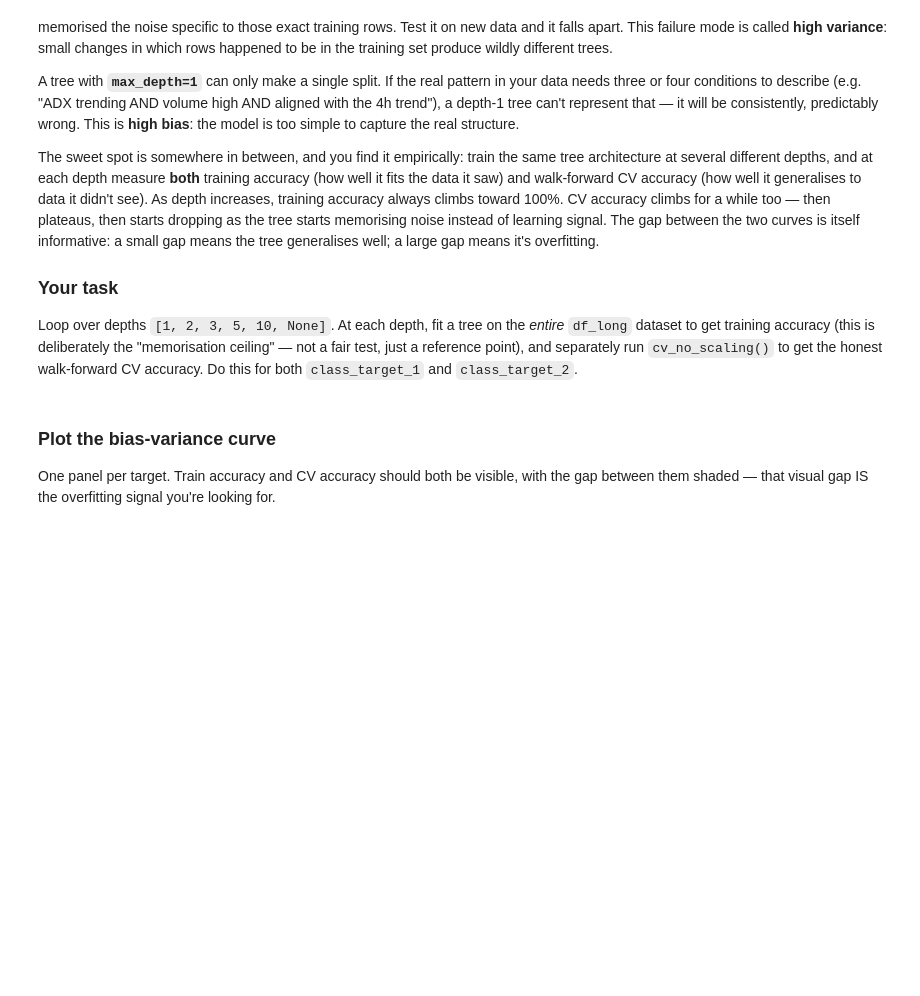
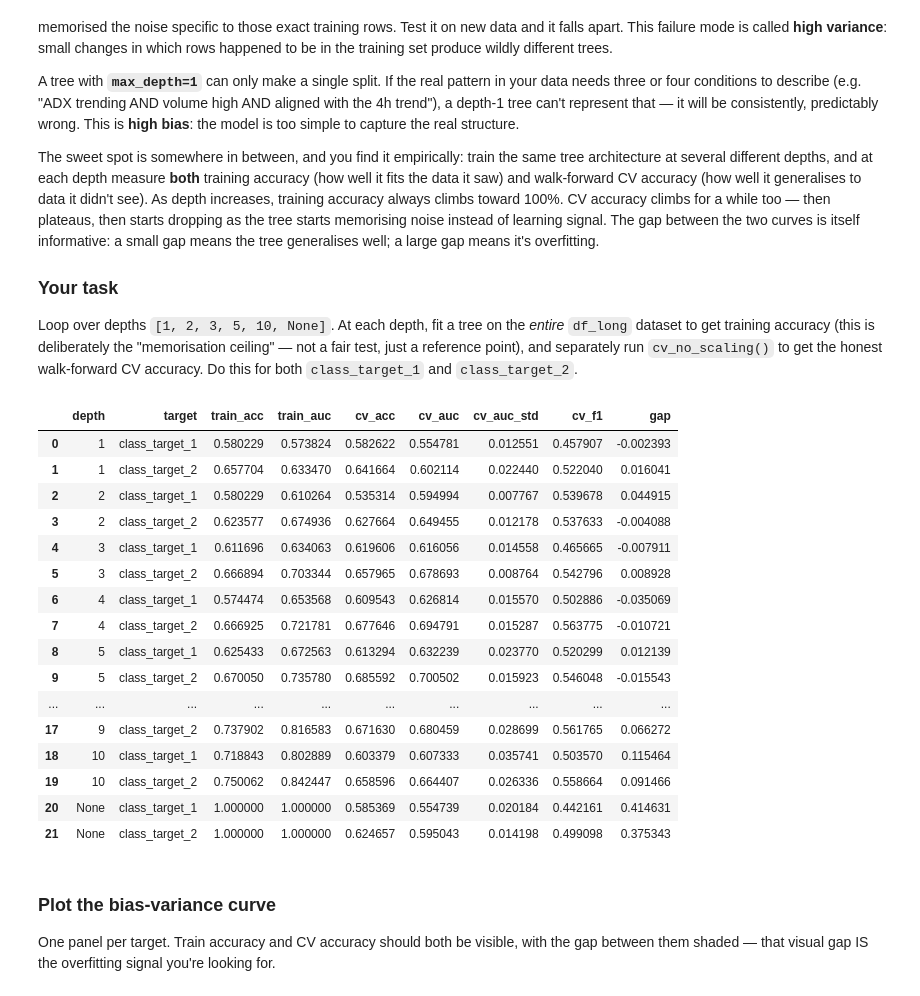
Before and after one commit to Jeshurun-B/EMA-optimizer-pipeline-v2, a Jupyter notebook: coolab_notebooks/week4_decision_trees_original.ipynb, the cells around one changed output. Drawn from its saved outputs; the diff is of its cells as text; code cells hidden in the pictures; blank space fills up the shorter version.

```diff
--- a/coolab_notebooks/week4_decision_trees_original.ipynb
+++ b/coolab_notebooks/week4_decision_trees_original.ipynb
@@ -742,32 +742,63 @@ Loop over depths `[1, 2, 3, 5, 10, None]`. At each depth, fit a tree on the *ent
 # %%
 # ============================================================
 # TODO: Bias-variance experiment
 # ============================================================
-depths       = [1, 2, 3, 5, 10, None]
-depth_labels = ['1','2','3','5','10','None']
+depths       = [1, 2, 3, 4, 5, 6, 7, 8, 9, 10, None]
+depth_labels = ['1','2','3','4','5','6','7','8','9','10','None']
 feat_set     = [f for f in FEATURES_COMBINED if f in df_long.columns]
 
 bv_records = []
 
 # TODO: write a nested loop:
-#   for depth, label in zip(depths, depth_labels):
-#       for target in ['class_target_1', 'class_target_2']:
-#           dt = DecisionTreeClassifier(max_depth=depth, class_weight='balanced',
-#                                                  criterion='gini', random_state=42)
-#           cv_res = cv_no_scaling(dt, df_long, feat_set, target, n_splits=5)
-#           3. Separately fit a clone of dt on the FULL df_long (no train/test split —
+for depth, label in zip(depths, depth_labels):
+    for target in ['class_target_1', 'class_target_2']:
+        dt = DecisionTreeClassifier(max_depth=depth, class_weight='balanced',
+                                                   criterion='gini', random_state=42)
+        cv_res = cv_no_scaling(dt, df_long, feat_set, target, n_splits=5)
+# 3. Separately fit a clone of dt on the FULL df_long (no train/test split —
 #              this deliberately overfits) to get train_acc:
-#                 df_c = df_long[feat_set+[target]].replace([np.inf,-np.inf],np.nan).dropna()
-#                 Xf, yf = df_c[feat_set].values, df_c[target].values
-#                 dt_f = clone(dt); dt_f.fit(Xf, yf)
-#                 train_acc = accuracy_score(yf, dt_f.predict(Xf))
+        df_c = df_long[feat_set+[target]].replace([np.inf,-np.inf],np.nan).dropna()
+        Xf, yf = df_c[feat_set].values, df_c[target].values
+        dt_f = clone(dt); dt_f.fit(Xf, yf)
+        train_acc = accuracy_score(yf, dt_f.predict(Xf))
+        train_proba = dt_f.predict_proba(Xf)[:, 1]
+        train_auc = roc_auc_score(yf, train_proba)
 #           4. Append a dict to bv_records with: depth=label, target, train_acc,
-#              cv_acc=cv_res['accuracy'][0], cv_auc=cv_res['auc'][0],
-#              cv_auc_std=cv_res['auc'][1], cv_f1=cv_res['f1'][0],
-#              gap=train_acc - cv_res['accuracy'][0]
-#           5. Print a one-line progress update each iteration
+        row_record = {
+            'depth': label,
+            'target': target,
+            'train_acc': train_acc,
+            'train_auc': train_auc,
+            'cv_acc': cv_res['accuracy'][0],
+            'cv_auc': cv_res['auc'][0],
+            'cv_auc_std': cv_res['auc'][1],
+            'cv_f1': cv_res['f1'][0],
+            'gap': train_acc - cv_res['accuracy'][0]
+        }
+        bv_records.append(row_record)
+
 
 # TODO: build bv_df = pd.DataFrame(bv_records) once the loop finishes
+bv_df = pd.DataFrame(bv_records)
+display(bv_df)
+# %% [output]
+|  | depth | target | train_acc | train_auc | cv_acc | cv_auc | cv_auc_std | cv_f1 | gap |
+| 0 | 1 | class_target_1 | 0.580229 | 0.573824 | 0.582622 | 0.554781 | 0.012551 | 0.457907 | -0.002393 |
+| 1 | 1 | class_target_2 | 0.657704 | 0.633470 | 0.641664 | 0.602114 | 0.022440 | 0.522040 | 0.016041 |
+| 2 | 2 | class_target_1 | 0.580229 | 0.610264 | 0.535314 | 0.594994 | 0.007767 | 0.539678 | 0.044915 |
+| 3 | 2 | class_target_2 | 0.623577 | 0.674936 | 0.627664 | 0.649455 | 0.012178 | 0.537633 | -0.004088 |
+| 4 | 3 | class_target_1 | 0.611696 | 0.634063 | 0.619606 | 0.616056 | 0.014558 | 0.465665 | -0.007911 |
+| 5 | 3 | class_target_2 | 0.666894 | 0.703344 | 0.657965 | 0.678693 | 0.008764 | 0.542796 | 0.008928 |
+| 6 | 4 | class_target_1 | 0.574474 | 0.653568 | 0.609543 | 0.626814 | 0.015570 | 0.502886 | -0.035069 |
+| 7 | 4 | class_target_2 | 0.666925 | 0.721781 | 0.677646 | 0.694791 | 0.015287 | 0.563775 | -0.010721 |
+| 8 | 5 | class_target_1 | 0.625433 | 0.672563 | 0.613294 | 0.632239 | 0.023770 | 0.520299 | 0.012139 |
+| 9 | 5 | class_target_2 | 0.670050 | 0.735780 | 0.685592 | 0.700502 | 0.015923 | 0.546048 | -0.015543 |
+| ... | ... | ... | ... | ... | ... | ... | ... | ... | ... |
+| 17 | 9 | class_target_2 | 0.737902 | 0.816583 | 0.671630 | 0.680459 | 0.028699 | 0.561765 | 0.066272 |
+| 18 | 10 | class_target_1 | 0.718843 | 0.802889 | 0.603379 | 0.607333 | 0.035741 | 0.503570 | 0.115464 |
+| 19 | 10 | class_target_2 | 0.750062 | 0.842447 | 0.658596 | 0.664407 | 0.026336 | 0.558664 | 0.091466 |
+| 20 | None | class_target_1 | 1.000000 | 1.000000 | 0.585369 | 0.554739 | 0.020184 | 0.442161 | 0.414631 |
+| 21 | None | class_target_2 | 1.000000 | 1.000000 | 0.624657 | 0.595043 | 0.014198 | 0.499098 | 0.375343 |
 # %% [markdown]
 ### Plot the bias-variance curve
 
```
Also changed, not shown: parts of 5 cells of this notebook.
